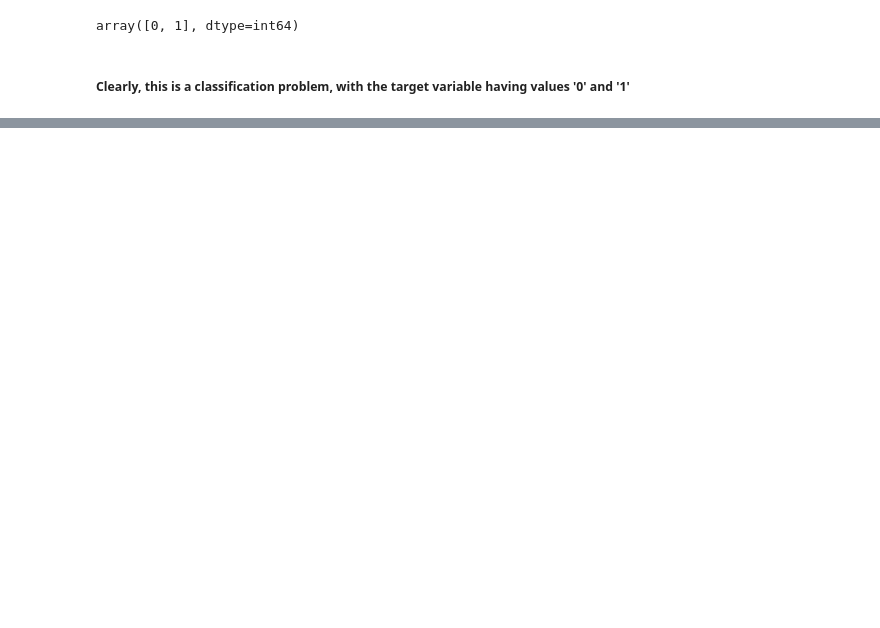
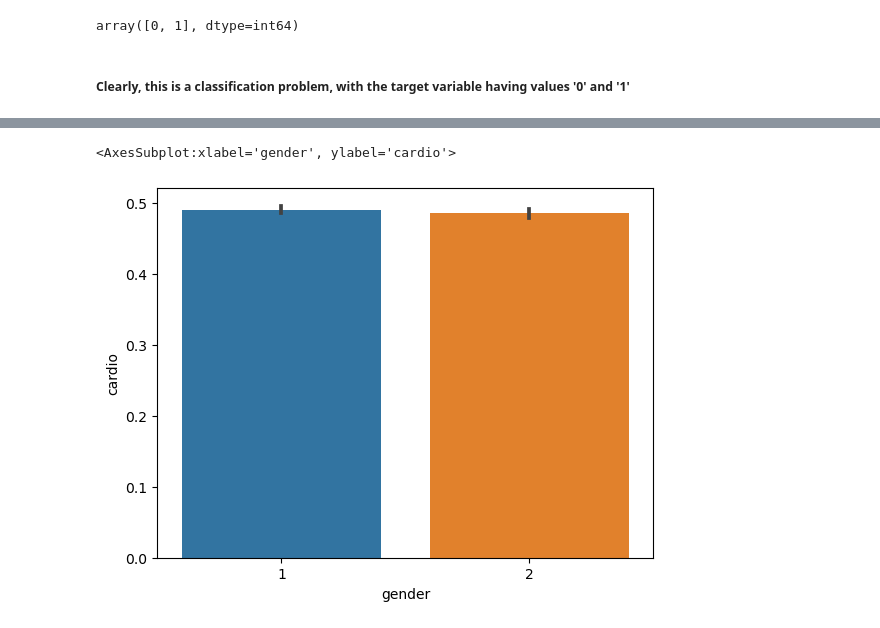
Before and after one commit to ShilpaAjitheks/Cardiovascular-disease-prediction, a Jupyter notebook: cardiovascu.ipynb, the cells around one changed output, grey strips where cells are left out. Drawn from its saved outputs; the diff is of its cells as text; code cells hidden in the pictures; blank space fills up the shorter version.

```diff
--- a/cardiovascu.ipynb
+++ b/cardiovascu.ipynb
@@ -209,0 +281,5 @@ Name: cardio, dtype: float64
+# %%
+sns.barplot(data["gender"],y)
+# %% [output]
+<AxesSubplot:xlabel='gender', ylabel='cardio'>
+[figure, added]
```
Also changed, not shown: parts of 42 cells of this notebook.
